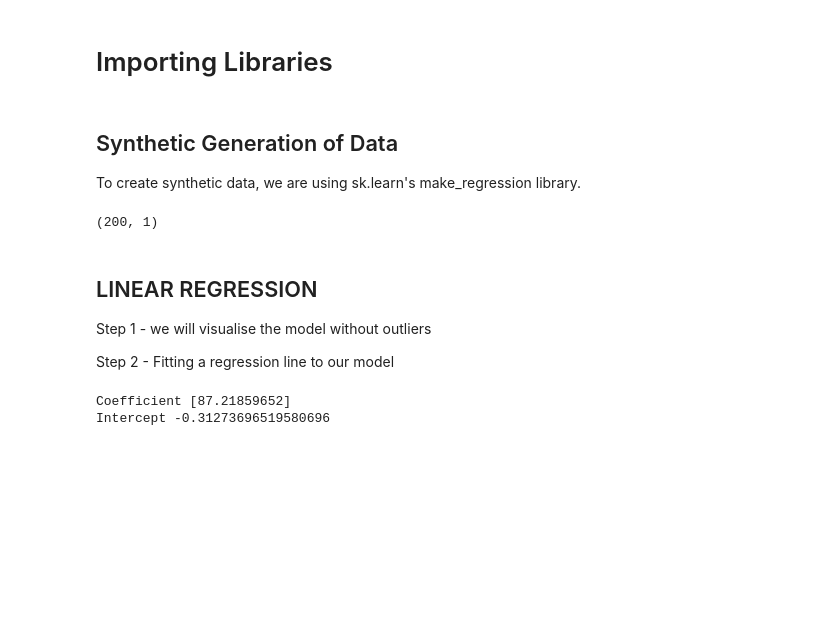
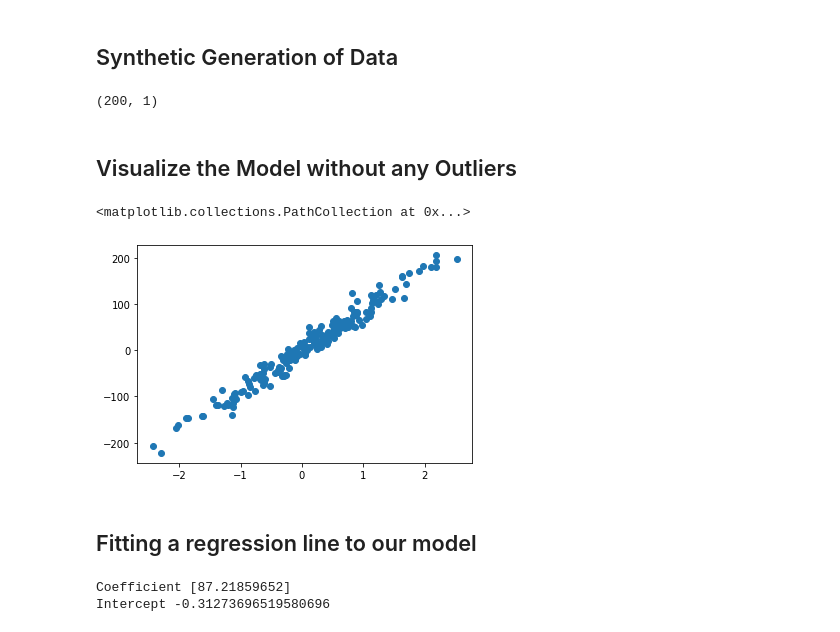
Before and after one commit to RachanaBhankur/IN3063-INM702-Mathematics-and-Programming-for-AI, a Jupyter notebook: Task 2 - Linear Regression - Outliers.ipynb, the cells around one changed output. Saved outputs shown, nothing was run; the diff lists cells and outputs as text; code cells hidden in the pictures; blank space fills up the shorter version.

```diff
--- a/Task 2 - Linear Regression - Outliers.ipynb
+++ b/Task 2 - Linear Regression - Outliers.ipynb
@@ -1,6 +1,3 @@
-# %% [markdown]
-
-# Importing Libraries
 # %%
 
 import matplotlib.pyplot as plt
@@ -16,8 +13,6 @@ from scipy import stats
 from sklearn.preprocessing import MinMaxScaler,StandardScaler, quantile_transform
 # %% [markdown]
 ## Synthetic Generation of Data
-
-To create synthetic data, we are using  sk.learn's make_regression library.
 # %%
 
 x,y = dt.make_regression(n_samples=200,
@@ -27,11 +22,14 @@ x,y = dt.make_regression(n_samples=200,
 x.shape
 # %% [output]
 (200, 1)
+# %% [markdown]
+## Visualize the Model without any Outliers
+# %%
+plt.scatter(x,y)
+# %% [output]
+<matplotlib.collections.PathCollection at 0x...>
+[figure, added]
 # %% [markdown]
-## LINEAR REGRESSION
-
-Step 1 - we will visualise the model without outliers
-
-Step 2 - Fitting a regression line to our model
+## Fitting a regression line to our model
 # %%
 regr = LinearRegression()
```
Also changed, not shown: parts of 23 cells of this notebook.
